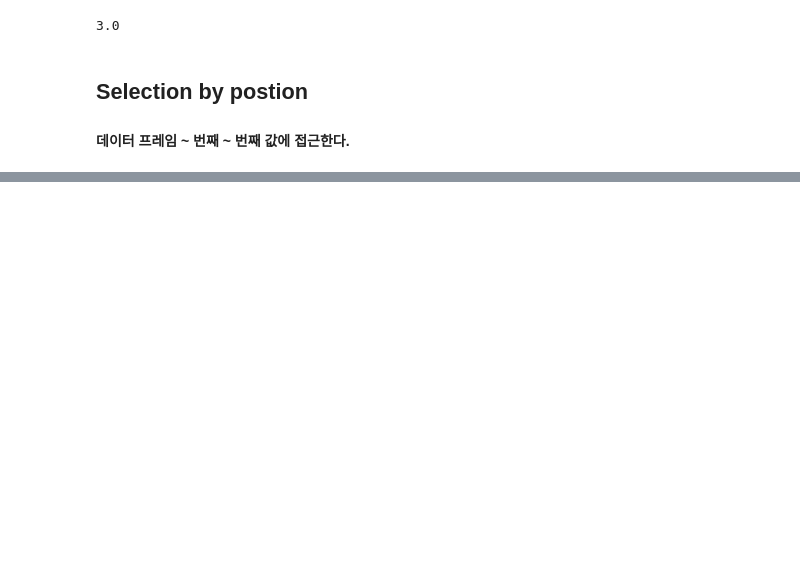
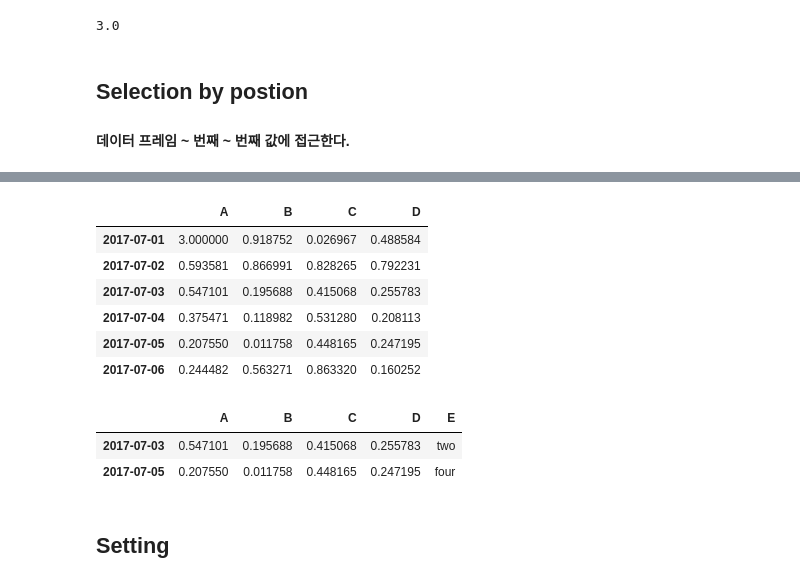
Before and after one commit to sunjung/pandas, a Jupyter notebook: 20170803_10min_pandas.ipynb, the cells around one changed output, grey strips where cells are left out. Saved outputs shown, nothing was run; the diff lists cells and outputs as text; code cells hidden in the pictures; blank space fills up the shorter version.

```diff
--- a/20170803_10min_pandas.ipynb
+++ b/20170803_10min_pandas.ipynb
@@ -304,0 +375,10 @@ df
+# %%
+df[df>0]
+# %% [output]
+|  | A | B | C | D |
+| 2017-07-01 | 3.000000 | 0.918752 | 0.026967 | 0.488584 |
+| 2017-07-02 | 0.593581 | 0.866991 | 0.828265 | 0.792231 |
+| 2017-07-03 | 0.547101 | 0.195688 | 0.415068 | 0.255783 |
+| 2017-07-04 | 0.375471 | 0.118982 | 0.531280 | 0.208113 |
+| 2017-07-05 | 0.207550 | 0.011758 | 0.448165 | 0.247195 |
+| 2017-07-06 | 0.244482 | 0.563271 | 0.863320 | 0.160252 |
@@ -304,0 +389,8 @@ df
+# %%
+df2[df2['E'].isin(['two','four'])]
+# %% [output]
+|  | A | B | C | D | E |
+| 2017-07-03 | 0.547101 | 0.195688 | 0.415068 | 0.255783 | two |
+| 2017-07-05 | 0.207550 | 0.011758 | 0.448165 | 0.247195 | four |
+# %% [markdown]
+## Setting
```
Also changed, not shown: parts of 54 cells of this notebook.
